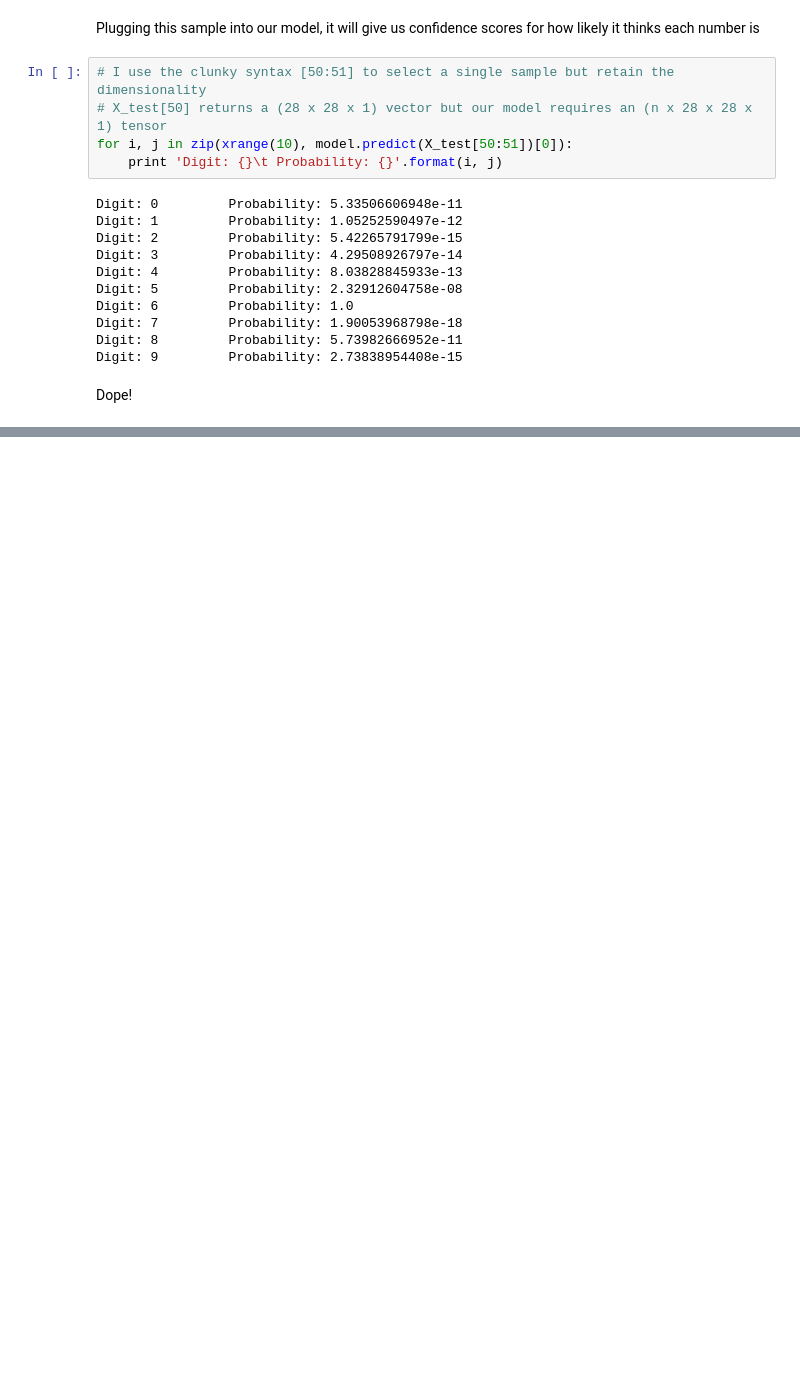
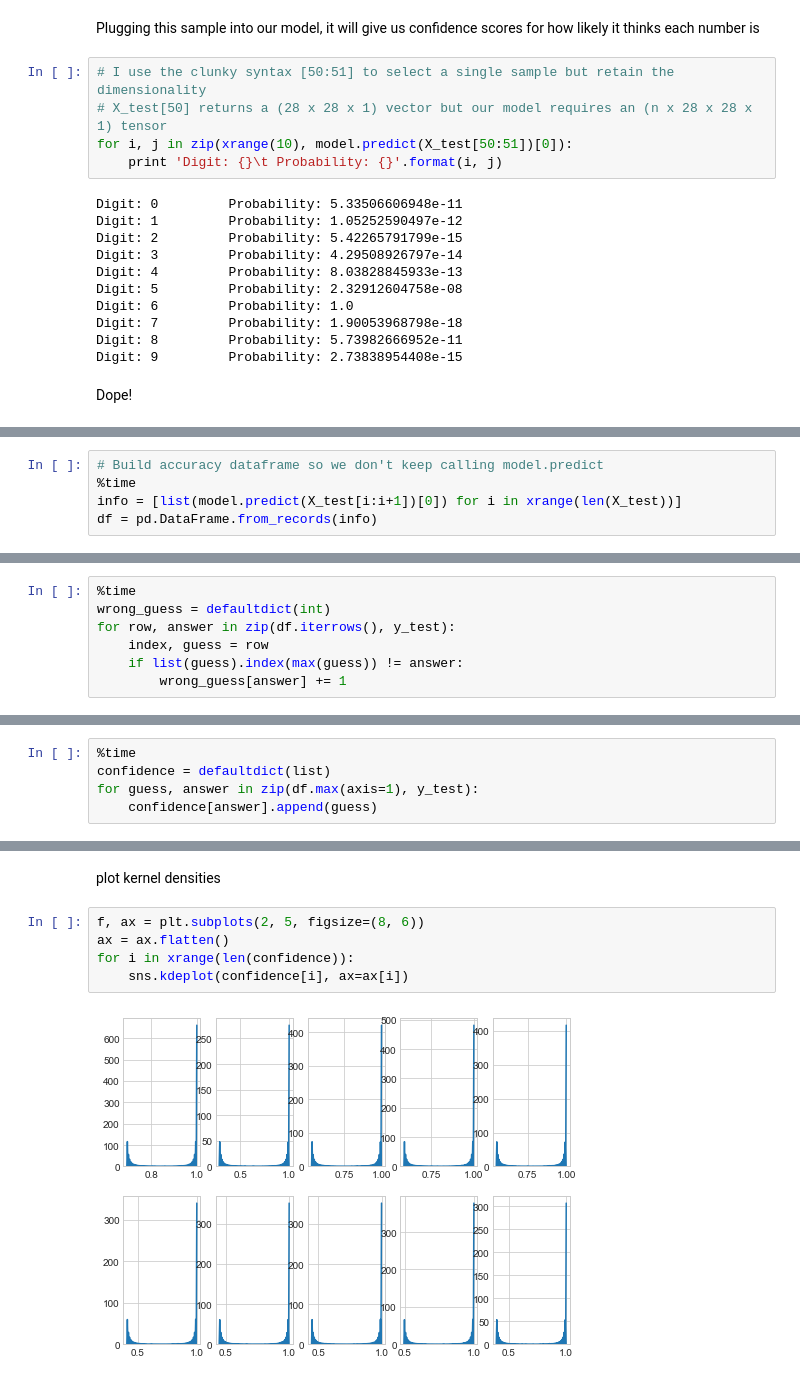
Before and after one commit to jvivian/Children-of-Skynet, a Jupyter notebook: keras-tutorial/keras-tutorial-jv.ipynb, the cells around one changed output, grey strips where cells are left out. Drawn from its saved outputs; the diff is of its cells as text; blank space fills up the shorter version.

```diff
--- a/keras-tutorial/keras-tutorial-jv.ipynb
+++ b/keras-tutorial/keras-tutorial-jv.ipynb
@@ -229,0 +232,5 @@ Dope!
+# %%
+# Build accuracy dataframe so we don't keep calling model.predict
+%time
+info = [list(model.predict(X_test[i:i+1])[0]) for i in xrange(len(X_test))]
+df = pd.DataFrame.from_records(info)
@@ -229,0 +251,7 @@ Dope!
+# %%
+%time
+wrong_guess = defaultdict(int)
+for row, answer in zip(df.iterrows(), y_test):
+    index, guess = row
+    if list(guess).index(max(guess)) != answer:
+        wrong_guess[answer] += 1
@@ -229,0 +277,5 @@ Dope!
+# %%
+%time
+confidence = defaultdict(list)
+for guess, answer in zip(df.max(axis=1), y_test):
+    confidence[answer].append(guess)
@@ -229,0 +285,9 @@ Dope!
+# %% [markdown]
+plot kernel densities
+# %%
+f, ax = plt.subplots(2, 5, figsize=(8, 6))
+ax = ax.flatten()
+for i in xrange(len(confidence)):
+    sns.kdeplot(confidence[i], ax=ax[i])
+# %% [output]
+[figure, added]
```
Also changed, not shown: parts of 27 cells of this notebook.
